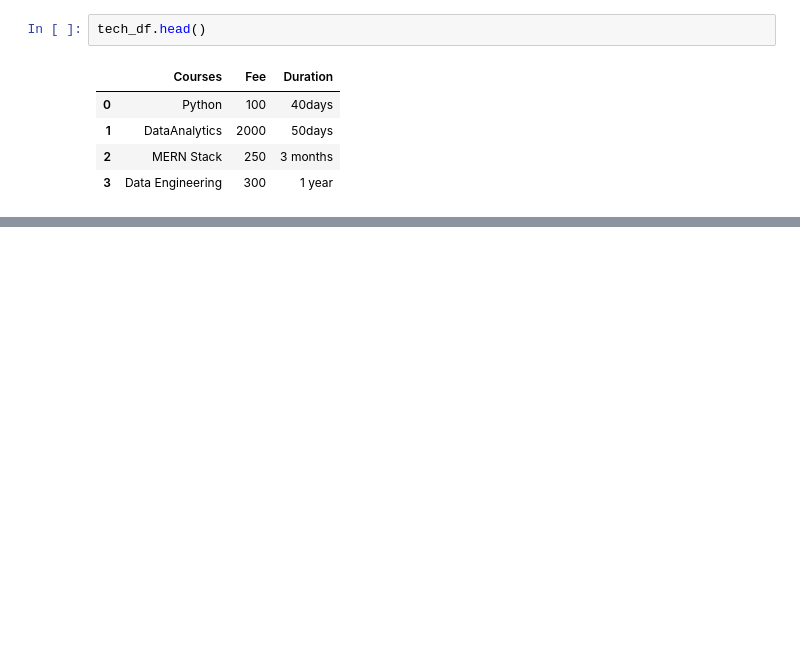
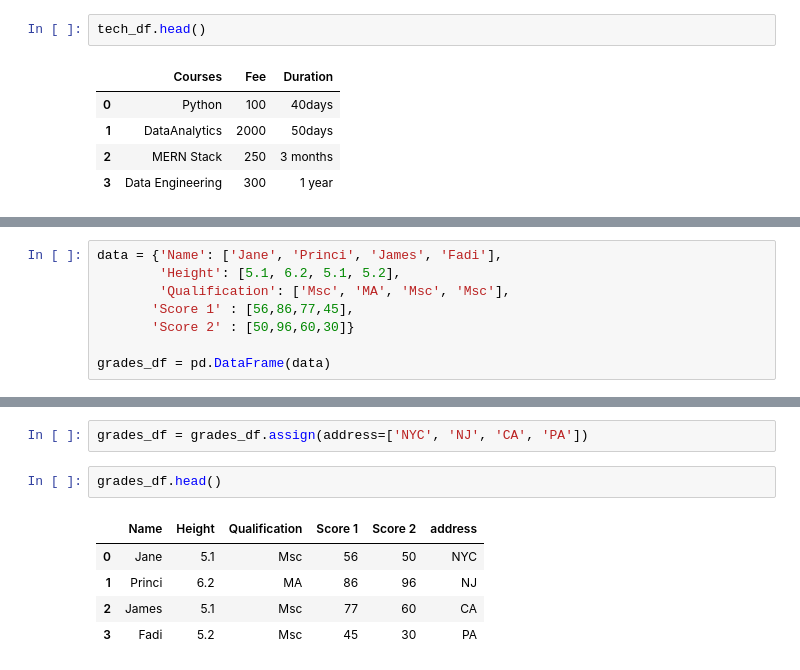
Before and after one commit to naiilaahh/pandas_101, a Jupyter notebook: notes.ipynb, the cells around one changed output, grey strips where cells are left out. Saved outputs shown, nothing was run; the diff lists cells and outputs as text; blank space fills up the shorter version.

```diff
--- a/notes.ipynb
+++ b/notes.ipynb
@@ -614,0 +619,8 @@ tech_df.head()
+# %%
+data = {'Name': ['Jane', 'Princi', 'James', 'Fadi'],
+        'Height': [5.1, 6.2, 5.1, 5.2],
+        'Qualification': ['Msc', 'MA', 'Msc', 'Msc'],
+       'Score 1' : [56,86,77,45],
+       'Score 2' : [50,96,60,30]}
+
+grades_df = pd.DataFrame(data)
@@ -614,0 +635,10 @@ tech_df.head()
+# %%
+grades_df = grades_df.assign(address=['NYC', 'NJ', 'CA', 'PA'])
+# %%
+grades_df.head()
+# %% [output]
+|  | Name | Height | Qualification | Score 1 | Score 2 | address |
+| 0 | Jane | 5.1 | Msc | 56 | 50 | NYC |
+| 1 | Princi | 6.2 | MA | 86 | 96 | NJ |
+| 2 | James | 5.1 | Msc | 77 | 60 | CA |
+| 3 | Fadi | 5.2 | Msc | 45 | 30 | PA |
```
Also changed, not shown: parts of 24 cells of this notebook, 1 other file.
